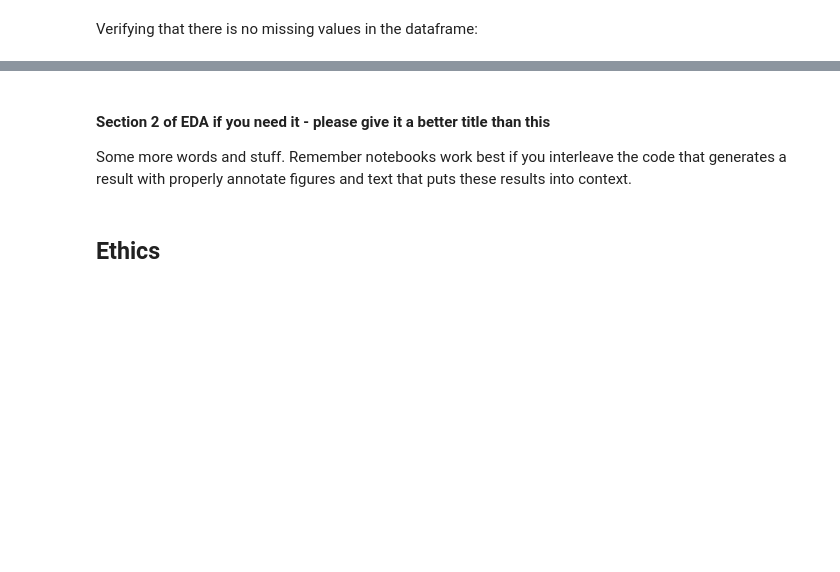
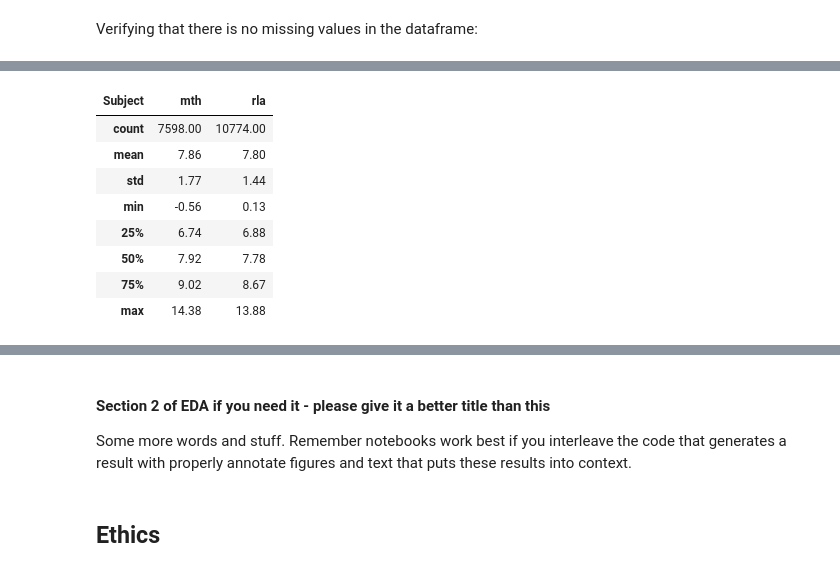
Before and after one commit to COGS108/Group006_WI26, a Jupyter notebook: 02-EDACheckpoint.ipynb, the cells around one changed output, grey strips where cells are left out. Cells and saved outputs as stored; diff of their text form; code cells hidden in the pictures; blank space fills up the shorter version.

```diff
--- a/02-EDACheckpoint.ipynb
+++ b/02-EDACheckpoint.ipynb
@@ -464,0 +341,7 @@ here lies information tbd
+# %%
+# reloading our cleaned data and ensuring we have the correct information
+processed_path ='data/02-processed/seda_2019_clean_baseline.csv'
+df_clean = pd.read_csv(processed_path)
+df_clean_sh = df_clean.shape
+print(f'This dataframe has {df_clean_sh[0]:,} rows and {df_clean_sh[1]} columns.')
+display(df_clean.head())
@@ -464,0 +357,14 @@ here lies information tbd
+# %%
+# Lets begin by looking at comparing math and rla scores
+df_stats = df_clean.groupby('Subject')['Mean_Score_GCS'].describe().T.round(2)
+display(df_stats)
+# %% [output]
+| Subject | mth | rla |
+| count | 7598.00 | 10774.00 |
+| mean | 7.86 | 7.80 |
+| std | 1.77 | 1.44 |
+| min | -0.56 | 0.13 |
+| 25% | 6.74 | 6.88 |
+| 50% | 7.92 | 7.78 |
+| 75% | 9.02 | 8.67 |
+| max | 14.38 | 13.88 |
```
Also changed, not shown: parts of 15 cells of this notebook.
